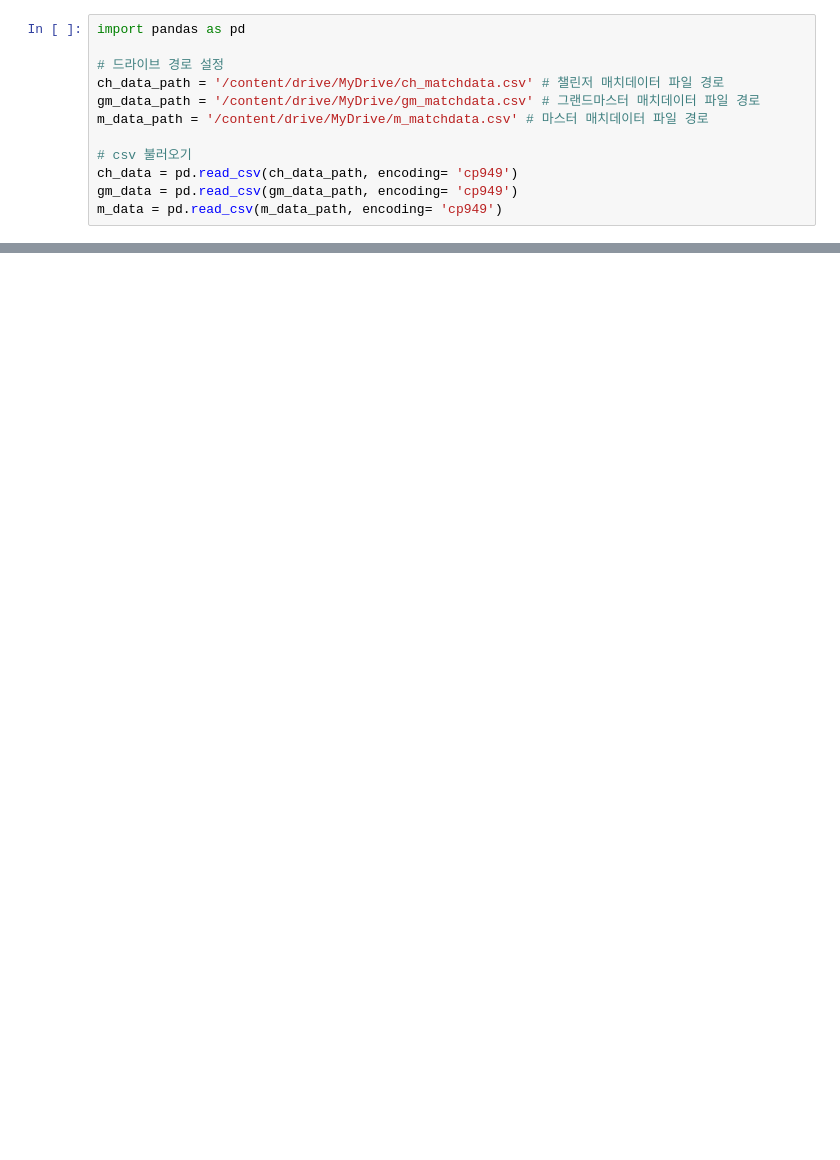
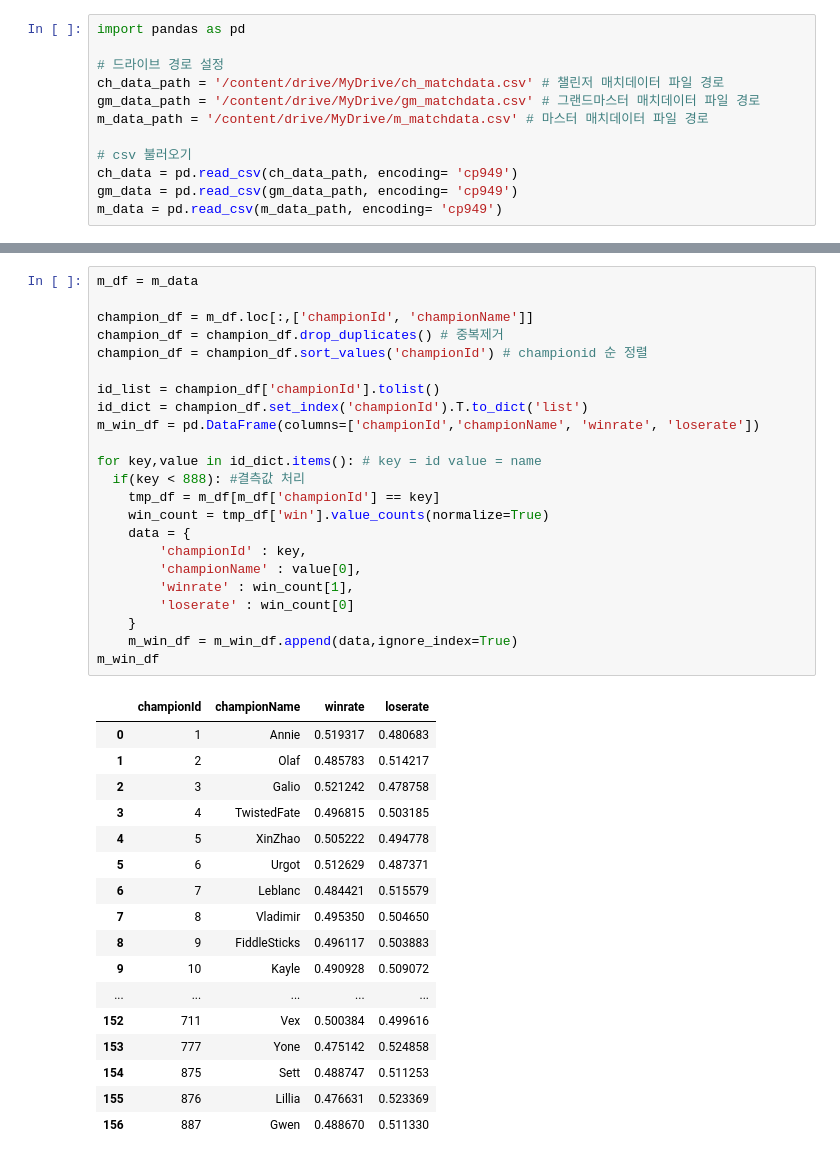
Before and after one commit to jw-jin/2021-DAP, a Jupyter notebook: RiotAPI.ipynb, the cells around one changed output, grey strips where cells are left out. Saved outputs shown, nothing was run; the diff lists cells and outputs as text; blank space fills up the shorter version.

```diff
--- a/RiotAPI.ipynb
+++ b/RiotAPI.ipynb
@@ -56,0 +120,41 @@ win_df
+# %%
+m_df = m_data
+
+champion_df = m_df.loc[:,['championId', 'championName']]
+champion_df = champion_df.drop_duplicates() # 중복제거
+champion_df = champion_df.sort_values('championId') # championid 순 정렬
+
+id_list = champion_df['championId'].tolist()
+id_dict = champion_df.set_index('championId').T.to_dict('list')
+m_win_df = pd.DataFrame(columns=['championId','championName', 'winrate', 'loserate'])
+
+for key,value in id_dict.items(): # key = id value = name
+  if(key < 888): #결측값 처리
+    tmp_df = m_df[m_df['championId'] == key]
+    win_count = tmp_df['win'].value_counts(normalize=True)
+    data = {
+        'championId' : key,
+        'championName' : value[0],
+        'winrate' : win_count[1],
+        'loserate' : win_count[0]
+    }
+    m_win_df = m_win_df.append(data,ignore_index=True)
+m_win_df
+# %% [output]
+|  | championId | championName | winrate | loserate |
+| 0 | 1 | Annie | 0.519317 | 0.480683 |
+| 1 | 2 | Olaf | 0.485783 | 0.514217 |
+| 2 | 3 | Galio | 0.521242 | 0.478758 |
+| 3 | 4 | TwistedFate | 0.496815 | 0.503185 |
+| 4 | 5 | XinZhao | 0.505222 | 0.494778 |
+| 5 | 6 | Urgot | 0.512629 | 0.487371 |
+| 6 | 7 | Leblanc | 0.484421 | 0.515579 |
+| 7 | 8 | Vladimir | 0.495350 | 0.504650 |
+| 8 | 9 | FiddleSticks | 0.496117 | 0.503883 |
+| 9 | 10 | Kayle | 0.490928 | 0.509072 |
+| ... | ... | ... | ... | ... |
+| 152 | 711 | Vex | 0.500384 | 0.499616 |
+| 153 | 777 | Yone | 0.475142 | 0.524858 |
+| 154 | 875 | Sett | 0.488747 | 0.511253 |
+| 155 | 876 | Lillia | 0.476631 | 0.523369 |
+| 156 | 887 | Gwen | 0.488670 | 0.511330 |
```
Also changed, not shown: parts of 3 cells of this notebook.
